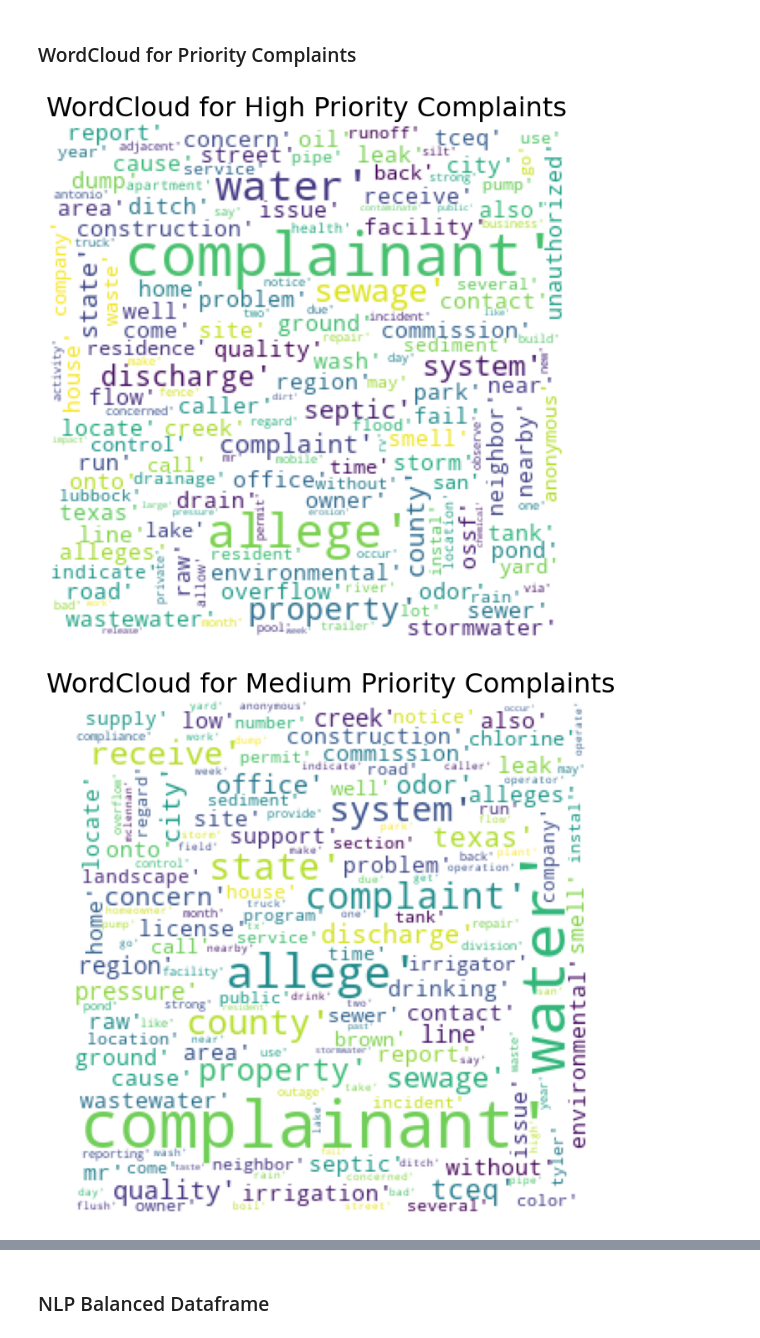
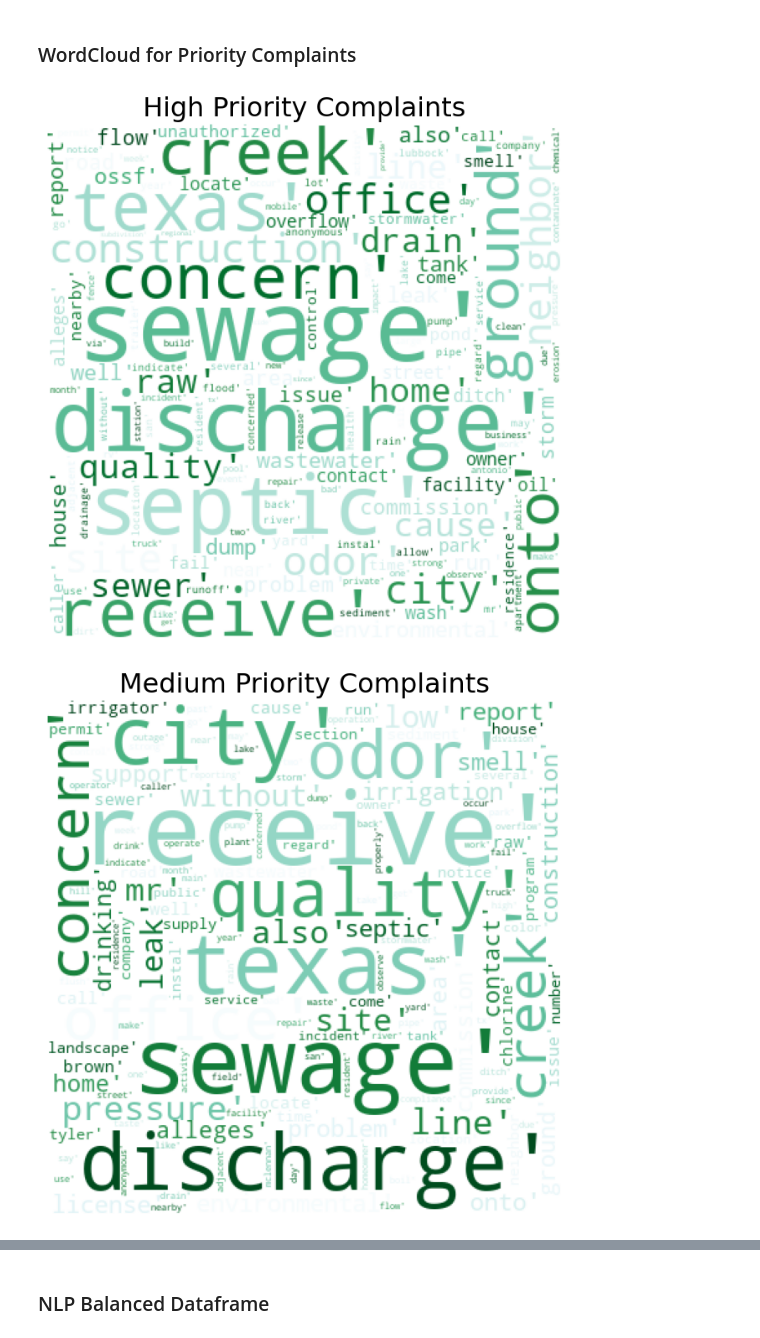
Before and after one commit to 0le-worm/NLP-texas-water-priority, a Jupyter notebook: predict_priority.ipynb, the cells around one changed output, grey strips where cells are left out. Cells and saved outputs as stored; diff of their text form; code cells hidden in the pictures.

```diff
--- a/predict_priority.ipynb
+++ b/predict_priority.ipynb
@@ -365,3 +365,5 @@ Data columns (total 9 columns):
  8   Description             78193 non-null  object
 dtypes: datetime64[ns](2), float64(1), int64(2), object(4)
 memory usage: 5.4+ MB
+# %%
+df['Incident Year'] = pd.DatetimeIndex(df['Incident Received Date']).year
@@ -493,30 +700,30 @@ data = df.loc[(df['Incident Priority'] == 3), 'Clean Description'][:4000]
 plt.figure(figsize=(8,10))
 
 # Creating a WordCloud with specific parameters
-wc = WordCloud(max_words=150, width=300, height=300, collocations=False, background_color='white').generate(" ".join(data))
+wc = WordCloud(max_words=150, width=400, height=400, stopwords=["complainant'", "complaint'", "county'", "allege'", "water'", "state'", "system'", "property'", "tceq'", "region'"], collocations=False, background_color='white', colormap= 'BuGn').generate(" ".join(data))
 
 # Plotting the WordCloud
-plt.title("WordCloud for High Priority Complaints", size=23)
+plt.title("High Priority Complaints", size=23)
 plt.axis('off')
 plt.imshow(wc);
 # %% [output]
-[figure, old version]
+[figure, new version]
 # %%
 # Selecting medium priority complaint descriptions
 data = df.loc[(df['Incident Priority'] == 2), 'Clean Description'][:4000]
 
 # Setting up the figure size
 plt.figure(figsize=(10,8))
 
 # Creating a WordCloud with specific parameters
-wc = WordCloud(max_words=150, width=300, height=300, collocations=False, background_color='white').generate(" ".join(data))
+wc = WordCloud(max_words=150, width=400, height=400, stopwords=["complainant'", "complaint'", "county'", "allege'", "water'", "state'", "system'", "property'", "tceq'", "region'"], collocations=False, background_color='white', colormap= 'BuGn').generate(" ".join(data))
 
 # Plotting the WordCloud
-plt.title("WordCloud for Medium Priority Complaints", size=23)
+plt.title("Medium Priority Complaints", size=23)
 plt.axis('off')
 plt.imshow(wc);
 # %% [output]
-[figure, old version]
+[figure, new version]
 # %%
 # Selecting low priority complaint descriptions from the lemmatized column.
 data = df.loc[(df['Incident Priority'] == 1), 'Clean Description'][:4000]
```
Also changed, not shown: parts of 25 cells of this notebook, 3 other files.
